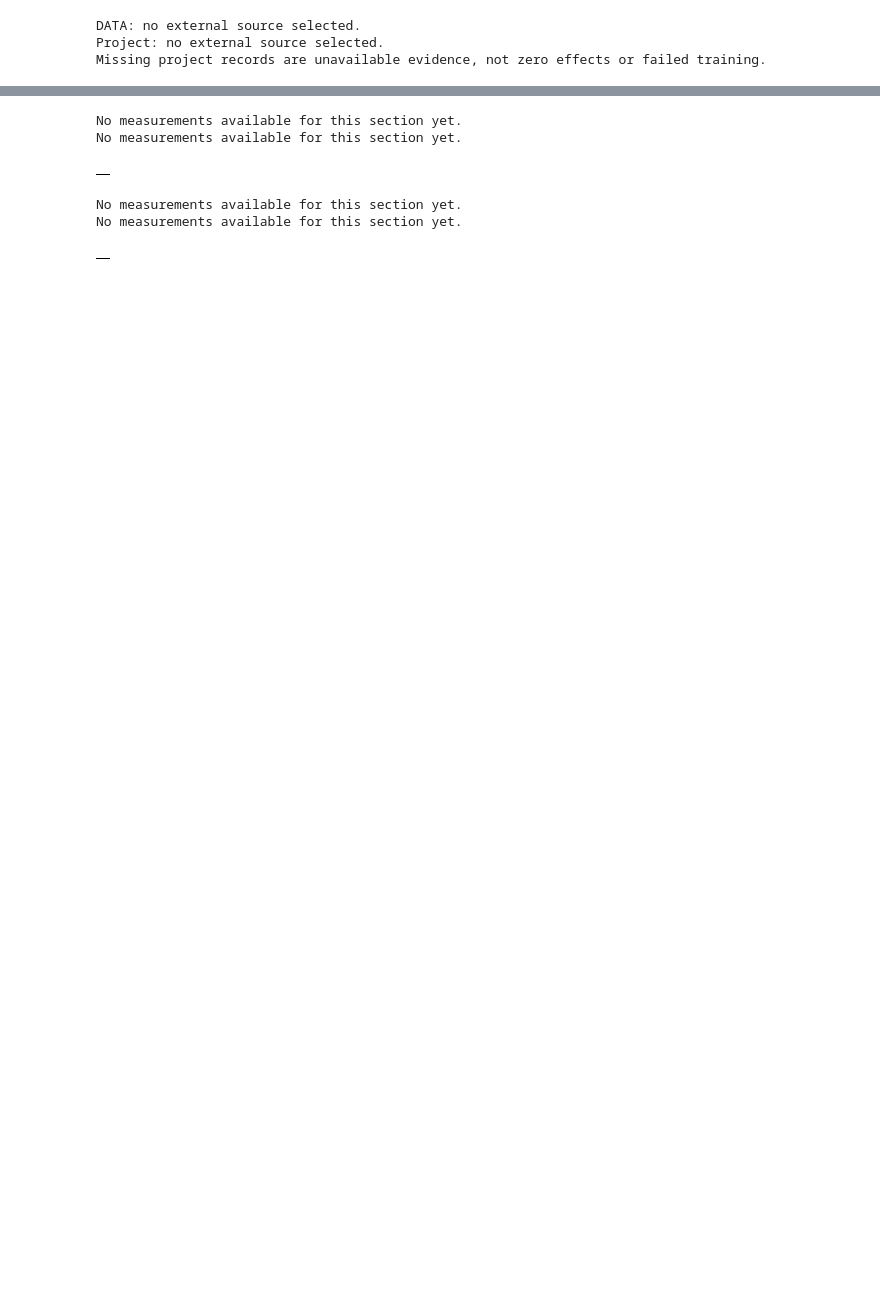
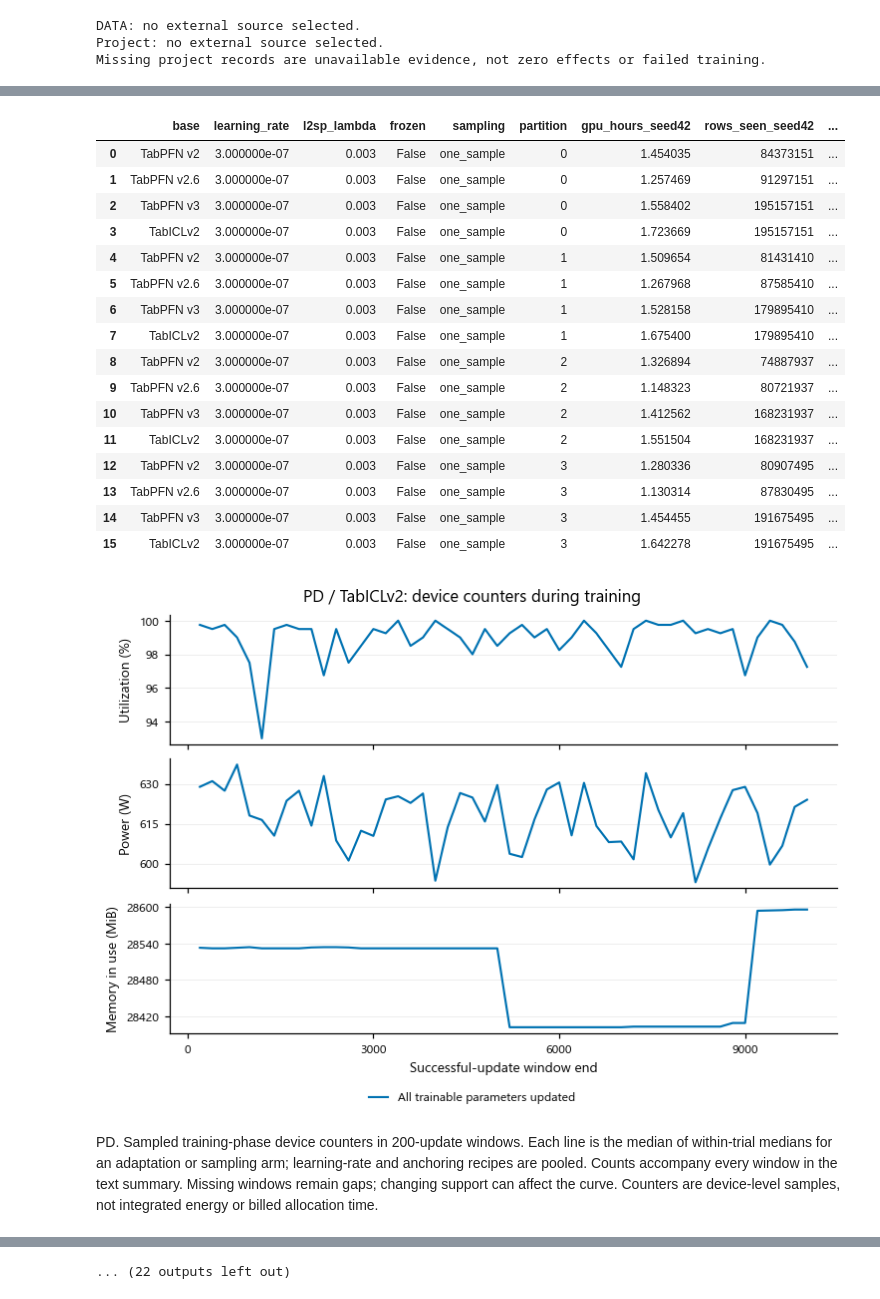
Before and after one commit to andreasgoethals/CreditPFN, a Jupyter notebook: notebooks/experiment2/01_training.ipynb, the cells around one changed output, grey strips where cells are left out. Saved outputs shown, nothing was run; the diff lists cells and outputs as text; code cells hidden in the pictures; blank space fills up the shorter version.

```diff
--- a/notebooks/experiment2/01_training.ipynb
+++ b/notebooks/experiment2/01_training.ipynb
@@ -81,5 +160,0 @@ Gray curves retain dataset heterogeneity; the mean requires matching dataset sup
-# %%
-pairs = {track: cp.seed_pairs(main[track], repeat[track]) for track in ('pd','lgd')}
-for track, data in pairs.items():
-    cp.show(sink, cp.plot_seed_trajectories(data, main[track].metric, milestones=main[track].cfg.train.trajectory_steps), track=track)
-report.add('3. Sensitivity through training', 'Positive differences favor the additional seed; they are not the average benefit of continued pretraining.')
@@ -92,0 +165,4 @@ Sampled device counters and anchored-tensor movement accompany learning curves.
+# %%
+for track in ('pd','lgd'):
+    cp.show(sink, cmp.plot_seed_curves(main[track], repeat[track]), track=track)
+report.add('3. Credit transfer and non-credit retention through training', 'Non-credit curves require all four matched partitions per dataset and retain the baseline dataset cohort. These small-context monitors are separate from final five-fold evaluation.')
@@ -93,7 +187,26 @@ Sampled device counters and anchored-tensor movement accompany learning curves.
 # %%
-for run in repeat.values():
-    cp.show(sink, dg.plot_resource_curves(run), track=run.track)
-    cp.show(sink, op.plot_movement(run), track=run.track)
-    report.table(run.track.upper()+' training costs', pub.cost_summary(run))
-report.add('4. Resources and parameter movement', 'Device-level samples are not integrated energy or billed allocation time.')
+for track in ('pd','lgd'):
+    report.table(track.upper()+' matched seed costs and displacement', cmp.seed_costs(main[track], repeat[track]))
+    cp.show(sink, dg.plot_resource_curves(repeat[track]), track=track)
+    cp.show(sink, op.plot_movement(repeat[track]), track=track)
+report.add('4. Resources and matched training costs', 'Costs match base, recipe and partition. Recorded trial time is not queue time or billed allocation time. Device samples are not integrated energy measurements.')
 # %% [output]
+|  | base | learning_rate | l2sp_lambda | frozen | sampling | partition | gpu_hours_seed42 | rows_seen_seed42 | ... |
+| 0 | TabPFN v2 | 3.000000e-07 | 0.003 | False | one_sample | 0 | 1.454035 | 84373151 | ... |
+| 1 | TabPFN v2.6 | 3.000000e-07 | 0.003 | False | one_sample | 0 | 1.257469 | 91297151 | ... |
+| 2 | TabPFN v3 | 3.000000e-07 | 0.003 | False | one_sample | 0 | 1.558402 | 195157151 | ... |
+| 3 | TabICLv2 | 3.000000e-07 | 0.003 | False | one_sample | 0 | 1.723669 | 195157151 | ... |
+| 4 | TabPFN v2 | 3.000000e-07 | 0.003 | False | one_sample | 1 | 1.509654 | 81431410 | ... |
+| 5 | TabPFN v2.6 | 3.000000e-07 | 0.003 | False | one_sample | 1 | 1.267968 | 87585410 | ... |
+| 6 | TabPFN v3 | 3.000000e-07 | 0.003 | False | one_sample | 1 | 1.528158 | 179895410 | ... |
+| 7 | TabICLv2 | 3.000000e-07 | 0.003 | False | one_sample | 1 | 1.675400 | 179895410 | ... |
+| 8 | TabPFN v2 | 3.000000e-07 | 0.003 | False | one_sample | 2 | 1.326894 | 74887937 | ... |
+| 9 | TabPFN v2.6 | 3.000000e-07 | 0.003 | False | one_sample | 2 | 1.148323 | 80721937 | ... |
+| 10 | TabPFN v3 | 3.000000e-07 | 0.003 | False | one_sample | 2 | 1.412562 | 168231937 | ... |
+| 11 | TabICLv2 | 3.000000e-07 | 0.003 | False | one_sample | 2 | 1.551504 | 168231937 | ... |
+| 12 | TabPFN v2 | 3.000000e-07 | 0.003 | False | one_sample | 3 | 1.280336 | 80907495 | ... |
+| 13 | TabPFN v2.6 | 3.000000e-07 | 0.003 | False | one_sample | 3 | 1.130314 | 87830495 | ... |
+| 14 | TabPFN v3 | 3.000000e-07 | 0.003 | False | one_sample | 3 | 1.454455 | 191675495 | ... |
+| 15 | TabICLv2 | 3.000000e-07 | 0.003 | False | one_sample | 3 | 1.642278 | 191675495 | ... |
+[figure, added]
+PD. Sampled training-phase device counters in 200-update windows. Each line is the median of within-trial medians for an adaptation or sampling arm; learning-rate and anchoring recipes are pooled. Counts accompany every window in the text summary. Missing windows remain gaps; changing support can affect the curve. Counters are device-level samples, not integrated energy or billed allocation time.
@@ -100,9 +222,4 @@ report.add('4. Resources and parameter movement', 'Device-level samples are not
-No measurements available for this section yet.
-No measurements available for this section yet.
+... (22 outputs left out)
-|  |
-No measurements available for this section yet.
-No measurements available for this section yet.
-|  |
 # %% [markdown]
 ## Complete text summary
 
```
Also changed, not shown: parts of 20 cells of this notebook, 43 other files.
